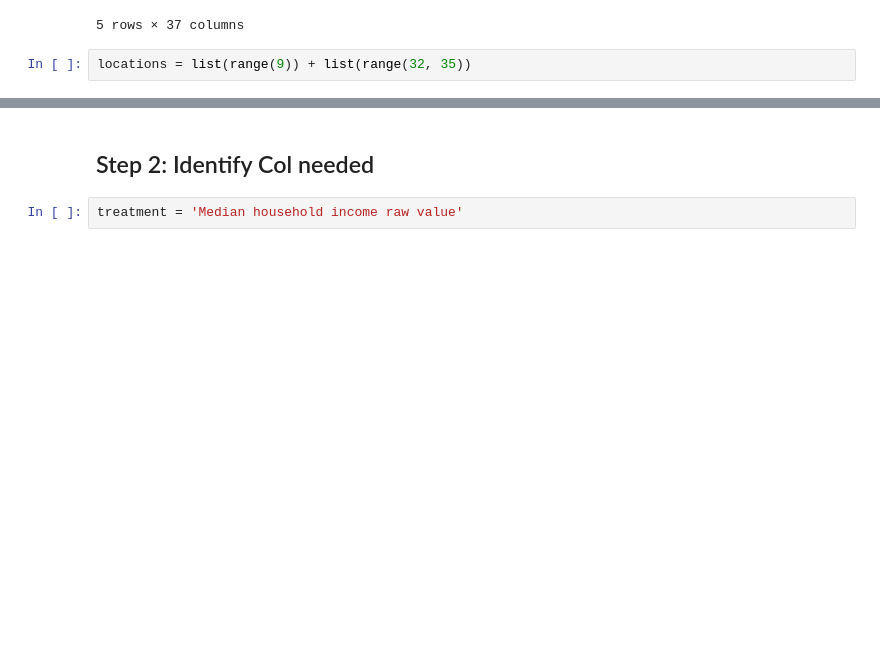
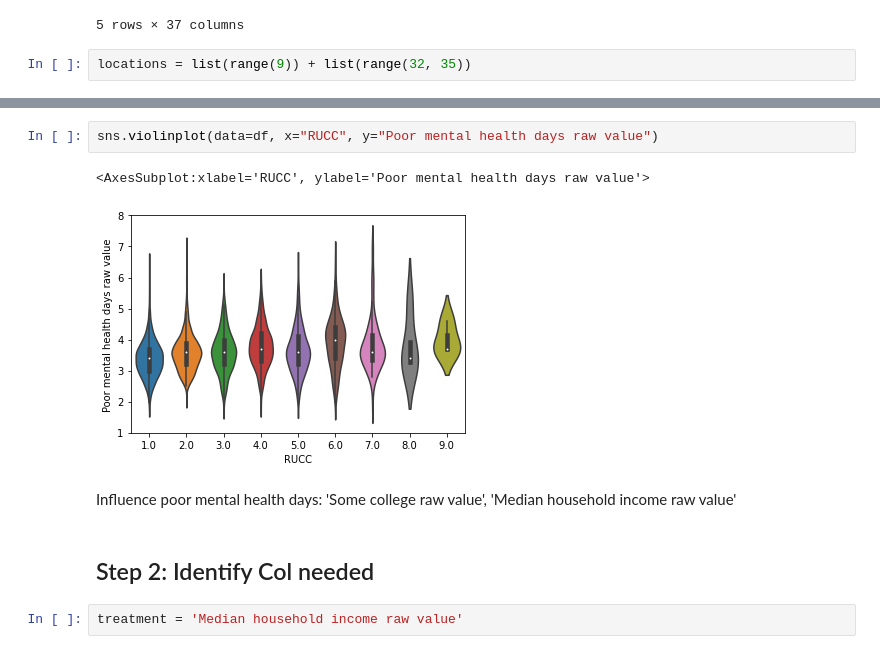
Before and after one commit to abhishekbabu/cse481ds-mental-health, a Jupyter notebook: notebooks/county_level/Matching Analysis/matching-income.ipynb, the cells around one changed output, grey strips where cells are left out. Saved outputs shown, nothing was run; the diff lists cells and outputs as text; blank space fills up the shorter version.

```diff
--- a/notebooks/county_level/Matching Analysis/matching-income.ipynb
+++ b/notebooks/county_level/Matching Analysis/matching-income.ipynb
@@ -58,6 +58,13 @@ cor.iloc[locations, locations]
 | RUCC | 0.038994 | -0.029727 | 0.084119 | -0.402079 | 0.058935 | ... |
 | Poor mental health days raw value | 0.120040 | -0.155878 | 0.236620 | -0.482659 | 0.103833 | ... |
 | Crude Rate | 0.126327 | -0.047969 | 0.018067 | -0.320165 | 0.084330 | ... |
+# %%
+sns.violinplot(data=df, x="RUCC", y="Poor mental health days raw value")
+# %% [output]
+<AxesSubplot:xlabel='RUCC', ylabel='Poor mental health days raw value'>
+[figure, added]
+# %% [markdown]
+Influence poor mental health days: 'Some college raw value', 'Median household income raw value'
 # %% [markdown]
 ## Step 2: Identify Col needed
 # %%
```
Also changed, not shown: parts of 5 cells of this notebook, 2 other files.
